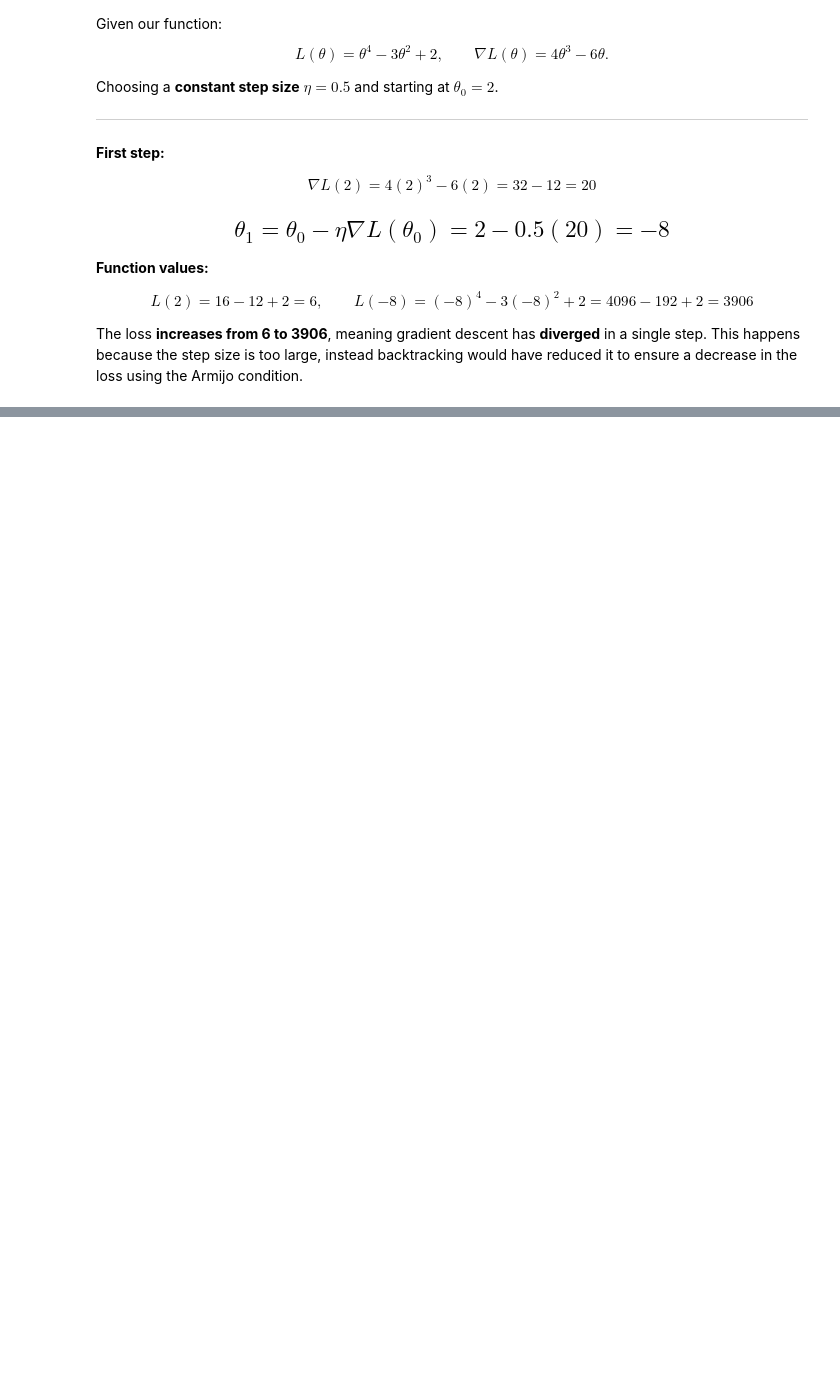
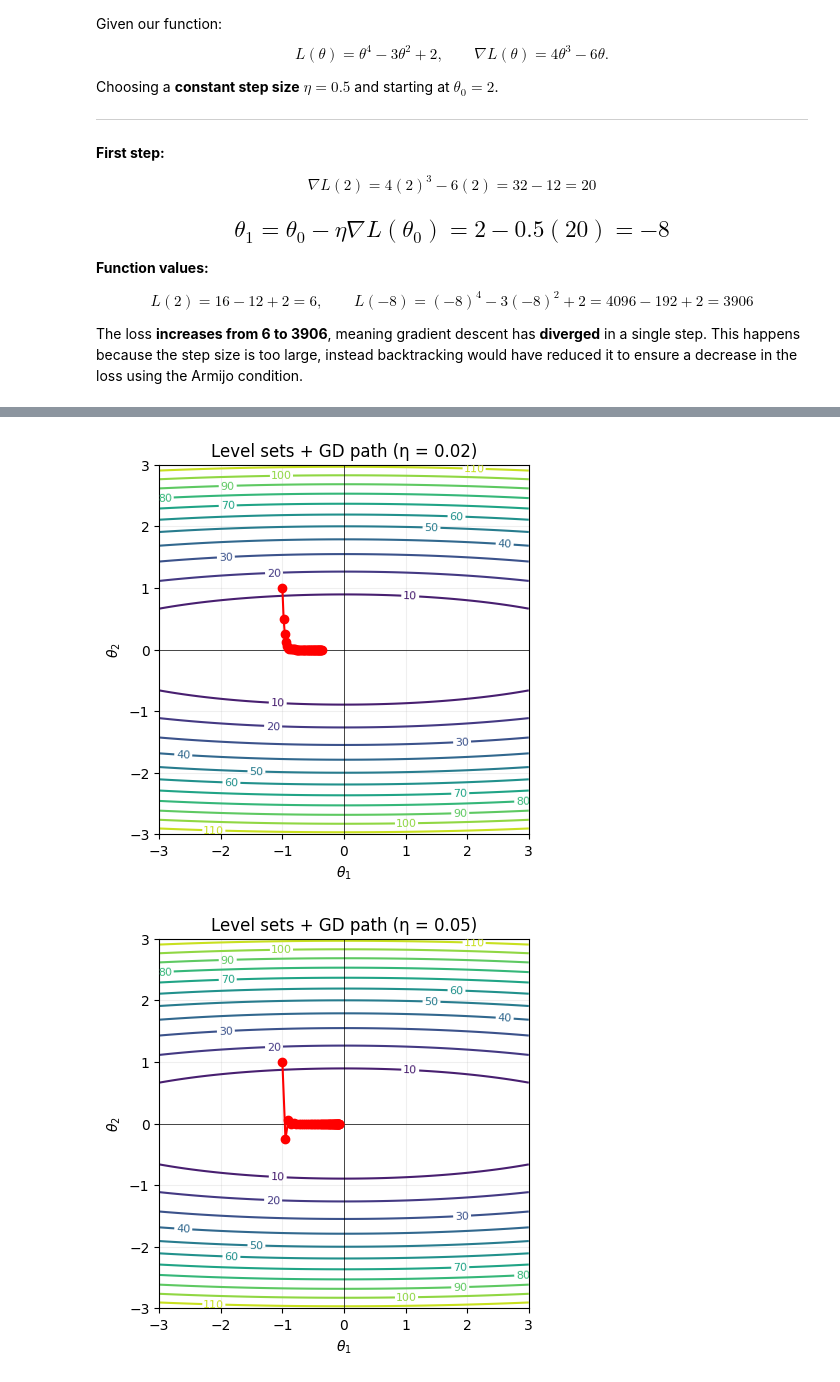
Before and after one commit to annalisapol/smm-course, a Jupyter notebook: homeworks/hw1.ipynb, the cells around one changed output, grey strips where cells are left out. Saved outputs shown, nothing was run; the diff lists cells and outputs as text; code cells hidden in the pictures; blank space fills up the shorter version.

```diff
--- a/homeworks/hw1.ipynb
+++ b/homeworks/hw1.ipynb
@@ -232,0 +246,19 @@ This happens because the step size is too large, instead backtracking would have
+# %%
+A = np.array([[1,0], [0,25]])
+
+def l(theta):
+    return 0.5 * theta.T @ A @ theta
+
+def grad_l(theta):
+    return A @ theta
+
+def GD(l, grad_l, theta_0, eta, maxit):
+
+    theta_vals = [theta_0]
+    for k in range(maxit):
+        theta = theta_0 - eta * grad_l(theta_0)
+        theta_0 = theta
+
+        theta_vals.append(theta)
+
+    return theta, np.array(theta_vals)
@@ -232,0 +272,47 @@ This happens because the step size is too large, instead backtracking would have
+# %%
+def quad_levelsets(A, xlim=(-3, 3), ylim=(-3, 3), ngrid=400, ncontours=12, title=None):
+    xs = np.linspace(xlim[0], xlim[1], ngrid)
+    ys = np.linspace(ylim[0], ylim[1], ngrid)
+    X, Y = np.meshgrid(xs, ys)
+    Z = 0.5 * (A[0, 0] * X**2 + 2 * A[0, 1] * X * Y + A[1, 1] * Y**2)
+    cs = plt.contour(X, Y, Z, levels=ncontours)
+    plt.clabel(cs, inline=True, fontsize=8)
+    plt.axhline(0, lw=0.5, color="k")
+    plt.axvline(0, lw=0.5, color="k")
+    plt.gca().set_aspect("equal", "box")
+
+    if title:
+        plt.title(title)
+
+    plt.xlabel(r"$\theta_1$")
+    plt.ylabel(r"$\theta_2$")
+    plt.grid(alpha=0.2)
+
+
+theta0 = np.array([-1.0, 1.0])
+final_theta, path = GD(l, grad_l, theta0, eta=0.02, maxit=50)
+
+quad_levelsets(A, title="Level sets + GD path (η = 0.02)")
+plt.plot(path[:, 0], path[:, 1], "o-", color="red")
+plt.xlim(-3, 3)
+plt.ylim(-3, 3)
+plt.show()
+
+final_theta, path = GD(l, grad_l, theta0, eta=0.05, maxit=50)
+
+quad_levelsets(A, title="Level sets + GD path (η = 0.05)")
+plt.plot(path[:, 0], path[:, 1], "o-", color="red")
+plt.xlim(-3, 3)
+plt.ylim(-3, 3)
+plt.show()
+
+final_theta, path = GD(l, grad_l, theta0, eta=0.1, maxit=50)
+
+quad_levelsets(A, title="Level sets + GD path (η = 0.1)")
+plt.plot(path[:, 0], path[:, 1], "o-", color="red")
+plt.xlim(-3, 3)
+plt.ylim(-3, 3)
+plt.show()
+# %% [output]
+[figure, added]
+[figure, added]
```
Also changed, not shown: parts of 5 cells of this notebook, 2 other files.
